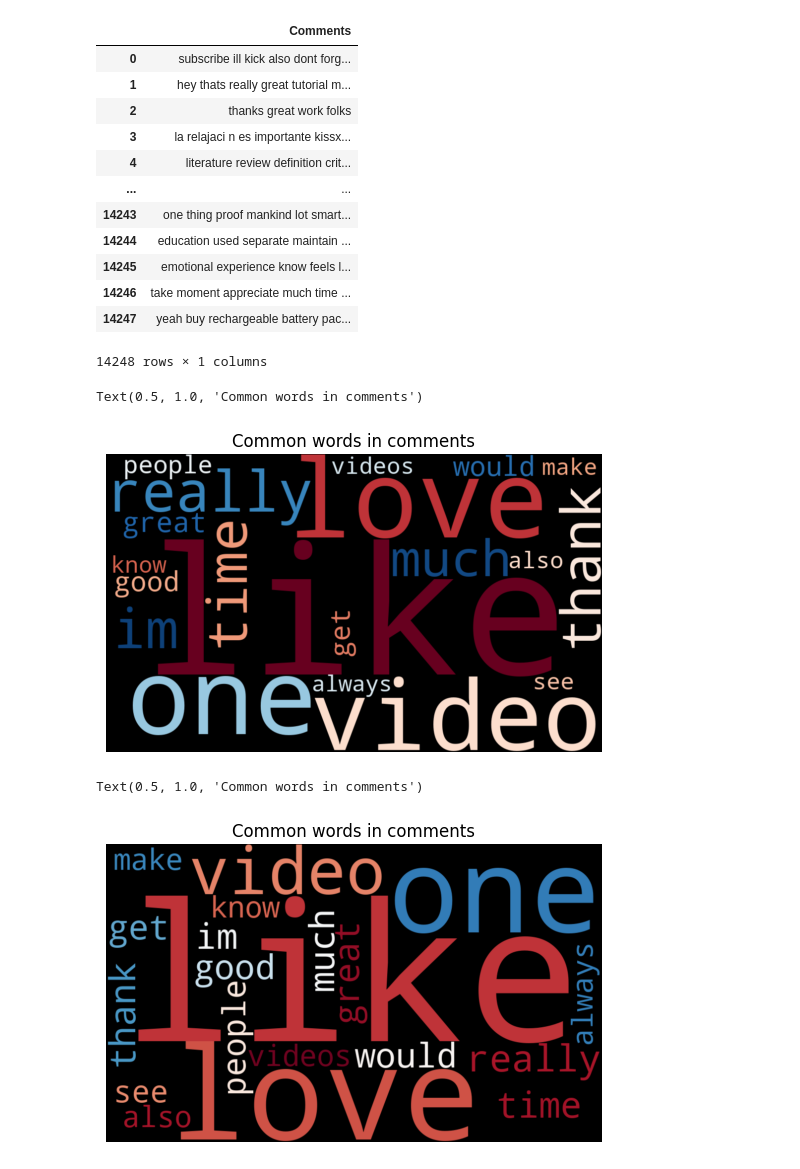
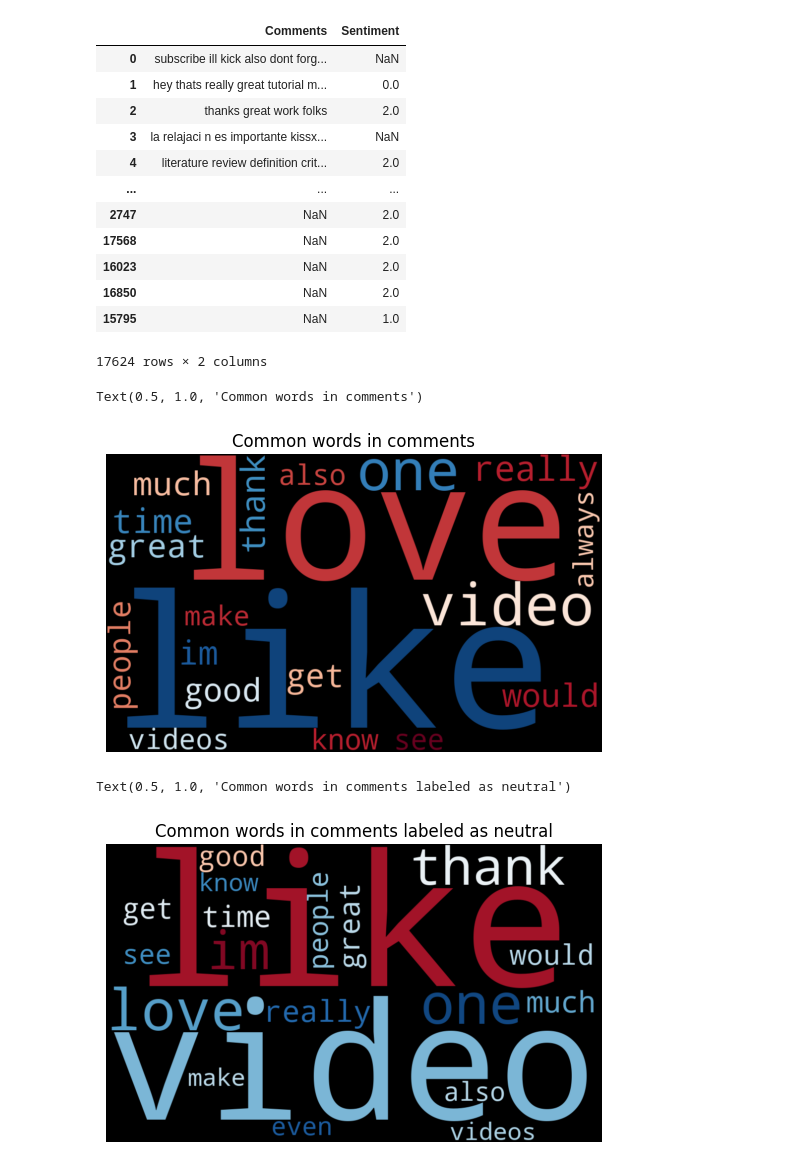
Before and after one commit to cakethehuman/Youtube-comments, a Jupyter notebook: notebooks/2.EDA.ipynb, the cells around one changed output. Cells and saved outputs as stored; diff of their text form; code cells hidden in the pictures.

```diff
--- a/notebooks/2.EDA.ipynb
+++ b/notebooks/2.EDA.ipynb
@@ -4,8 +5,8 @@ import numpy as np
 # %%
-df1 = pd.read_pickle(r"..\data\internim\X_train_clean.pkl")
-df1 = pd.DataFrame(df1.T, columns = ["Comments"])
+df1 = joblib.load("..\data\internim\X_train_clean.pkl")
+df2 = joblib.load("..\data\internim\y_train.pkl")
+
+df = pd.concat([df1,df2], axis=1)
-# %%
-df = pd.concat([df1], axis= 1)
 # %%
 df.info()
 # %% [output]
@@ -20,19 +22,21 @@ memory usage: 111.4+ KB
 # %%
 df
 # %% [output]
-|  | Comments |
-| 0 | subscribe ill kick also dont forg... |
-| 1 | hey thats really great tutorial m... |
-| 2 | thanks great work folks |
-| 3 | la relajaci n es importante kissx... |
-| 4 | literature review definition crit... |
-| ... | ... |
-| 14243 | one thing proof mankind lot smart... |
-| 14244 | education used separate maintain ... |
-| 14245 | emotional experience know feels l... |
-| 14246 | take moment appreciate much time ... |
-| 14247 | yeah buy rechargeable battery pac... |
+|  | Comments | Sentiment |
+| 0 | subscribe ill kick also dont forg... | NaN |
+| 1 | hey thats really great tutorial m... | 0.0 |
+| 2 | thanks great work folks | 2.0 |
+| 3 | la relajaci n es importante kissx... | NaN |
+| 4 | literature review definition crit... | 2.0 |
+| ... | ... | ... |
+| 2747 | NaN | 2.0 |
+| 17568 | NaN | 2.0 |
+| 16023 | NaN | 2.0 |
+| 16850 | NaN | 2.0 |
+| 15795 | NaN | 1.0 |
-14248 rows × 1 columns
+17624 rows × 2 columns
+# %%
+df.dropna(inplace=True)
 # %%
 import matplotlib.pyplot as plt
 from wordcloud import WordCloud
@@ -52,24 +56,24 @@ plt.axis('off')
 plt.title("Common words in comments")
 # %% [output]
 Text(0.5, 1.0, 'Common words in comments')
-[figure, old version]
+[figure, new version]
 # %%
 import matplotlib.pyplot as plt
 from wordcloud import WordCloud
 from collections import defaultdict
 
 world_List = defaultdict(int)
 
-for words in df["Comments"]:
+for words in df["Comments"][df["Sentiment"] == 1]:
     for kata in str(words).split(" "):
         world_List[str(kata).strip()] += 1
 
 
 genres_cloud = WordCloud(width=1000, height=600,
                          background_color='black', colormap='RdBu',max_words=20).generate_from_frequencies(world_List)
 plt.imshow(genres_cloud, interpolation='bilinear')
 plt.axis('off')
-plt.title("Common words in comments")
+plt.title("Common words in comments labeled as neutral")
 # %% [output]
-Text(0.5, 1.0, 'Common words in comments')
+Text(0.5, 1.0, 'Common words in comments labeled as neutral')
-[figure, old version]
+[figure, new version]
```
Also changed, not shown: parts of 4 cells of this notebook, 3 other files.
